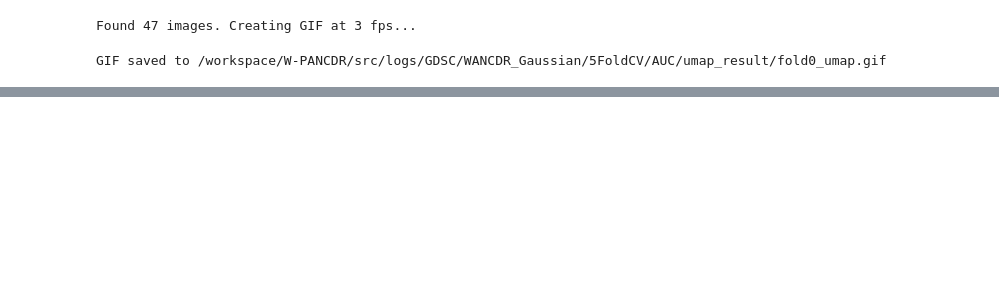
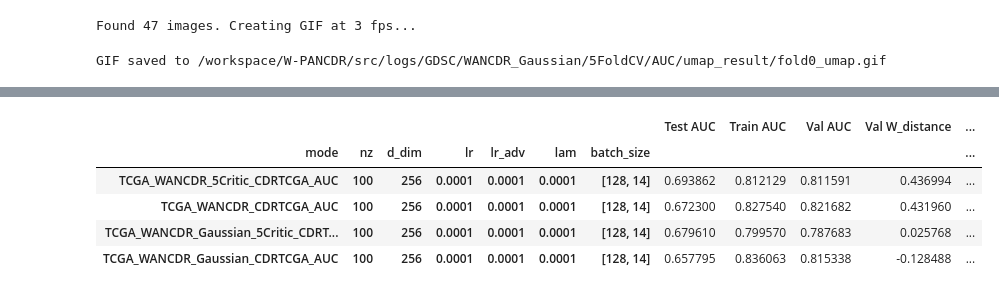
Before and after one commit to gkswns3708/W-PANCDR, a Jupyter notebook: src/summary.ipynb, the cells around one changed output, grey strips where cells are left out. Drawn from its saved outputs; the diff is of its cells as text; code cells hidden in the pictures; blank space fills up the shorter version.

```diff
--- a/src/summary.ipynb
+++ b/src/summary.ipynb
@@ -67,3 +132,11 @@ create_umap_gif(
 # %% [output]
 Found 47 images. Creating GIF at 3 fps...
 GIF saved to /workspace/W-PANCDR/src/logs/GDSC/WANCDR_Gaussian/5FoldCV/AUC/umap_result/fold0_umap.gif
+# %%
+import pandas as pd
+import os
+
+# csv path: /workspace/W-PANCDR/src/logs/TCGA/WANCDR_5Critic/CDRTCGA/AUC/TCGA_results.csv
+csv_path = '/workspace/W-PANCDR/src/logs/TCGA/WANCDR_5Critic/CDRTCGA/AUC/TCGA_results.csv'
+df = pd.read_csv(csv_path)
+df[['Val AUC', 'Test AUC']].describe()
@@ -69,0 +166,35 @@ GIF saved to /workspace/W-PANCDR/src/logs/GDSC/WANCDR_Gaussian/5FoldCV/AUC/umap_
+# %%
+# Test_dataset: GDSC/TCGA
+# 5FoldCV
+# Model : WANCDR/WANCDR_Gaussian
+# Strategy: 5FoldCV
+# Test Metric: AUC/Loss/W-distance
+# ex: /workspace/W-PANCDR/src/logs/GDSC/WANCDR/5FoldCV/AUC/results.csv
+import os
+import sys
+import numpy as np
+import pandas as pd
+
+total_df = pd.DataFrame()
+
+for test_dataset in ['TCGA']:
+    for model in ['WANCDR', 'WANCDR_5Critic', 'WANCDR_Gaussian', 'WANCDR_Gaussian_5Critic']:
+        for strategy in ['CDRTCGA']:
+            for metric in ['AUC']:
+                path = f'./logs/{test_dataset}/{model}/{strategy}/{metric}/TCGA_results.csv'
+                if os.path.exists(path):
+                    df = pd.read_csv(path)
+                    df['mode'] = f'{test_dataset}_{model}_{strategy}_{metric}'
+                    total_df = pd.concat([total_df, df], ignore_index=True)
+
+grouped = total_df.groupby(['mode', 'nz', 'd_dim', 'lr', 'lr_adv','lam', 'batch_size'])[
+    ['Test AUC', 'Train AUC', 'Val AUC','Val W_distance', 'Test W_distance']
+].mean()
+grouped
+# %% [output]
+|  |  |  |  |  |  |  | Test AUC | Train AUC | Val AUC | Val W_distance | ... |
+| mode | nz | d_dim | lr | lr_adv | lam | batch_size |  |  |  |  | ... |
+| TCGA_WANCDR_5Critic_CDRTCGA_AUC | 100 | 256 | 0.0001 | 0.0001 | 0.0001 | [128, 14] | 0.693862 | 0.812129 | 0.811591 | 0.436994 | ... |
+| TCGA_WANCDR_CDRTCGA_AUC | 100 | 256 | 0.0001 | 0.0001 | 0.0001 | [128, 14] | 0.672300 | 0.827540 | 0.821682 | 0.431960 | ... |
+| TCGA_WANCDR_Gaussian_5Critic_CDRT... | 100 | 256 | 0.0001 | 0.0001 | 0.0001 | [128, 14] | 0.679610 | 0.799570 | 0.787683 | 0.025768 | ... |
+| TCGA_WANCDR_Gaussian_CDRTCGA_AUC | 100 | 256 | 0.0001 | 0.0001 | 0.0001 | [128, 14] | 0.657795 | 0.836063 | 0.815338 | -0.128488 | ... |
```
Also changed, not shown: parts of 5 cells of this notebook, 10 other files.
